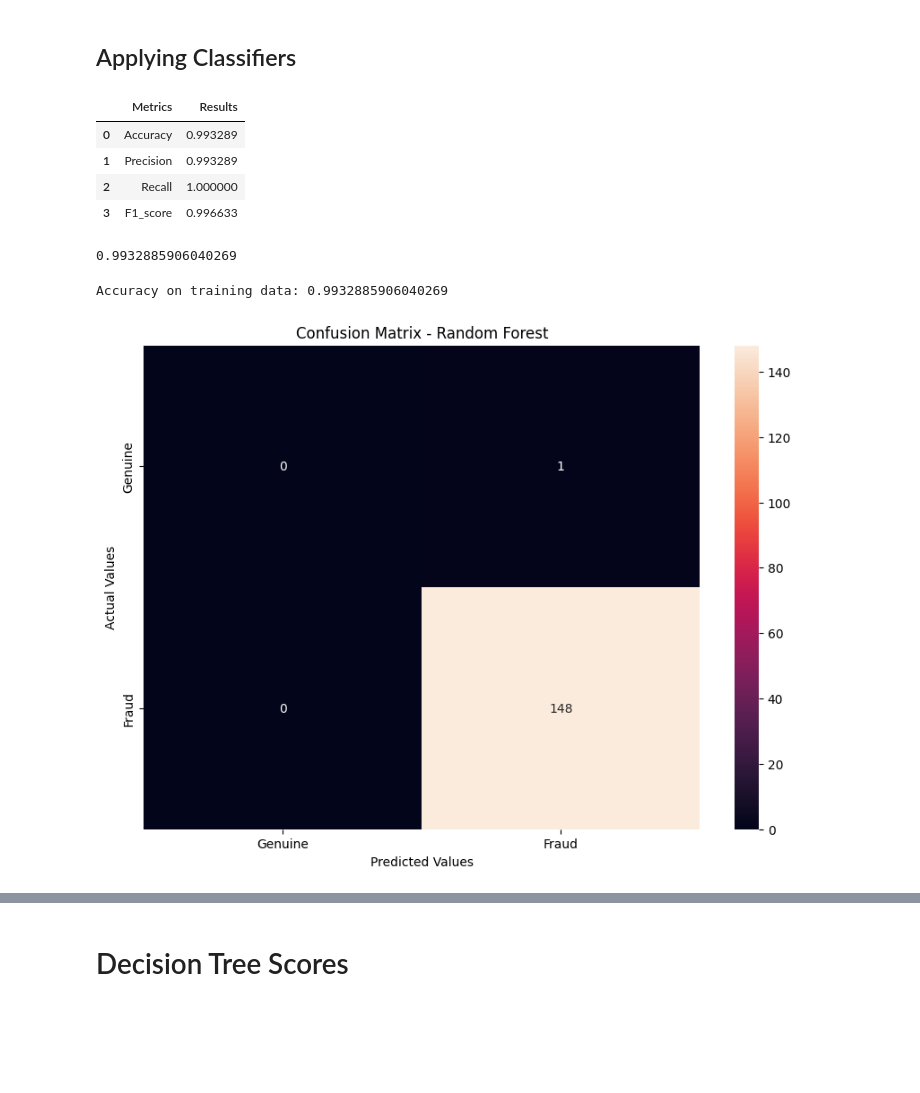
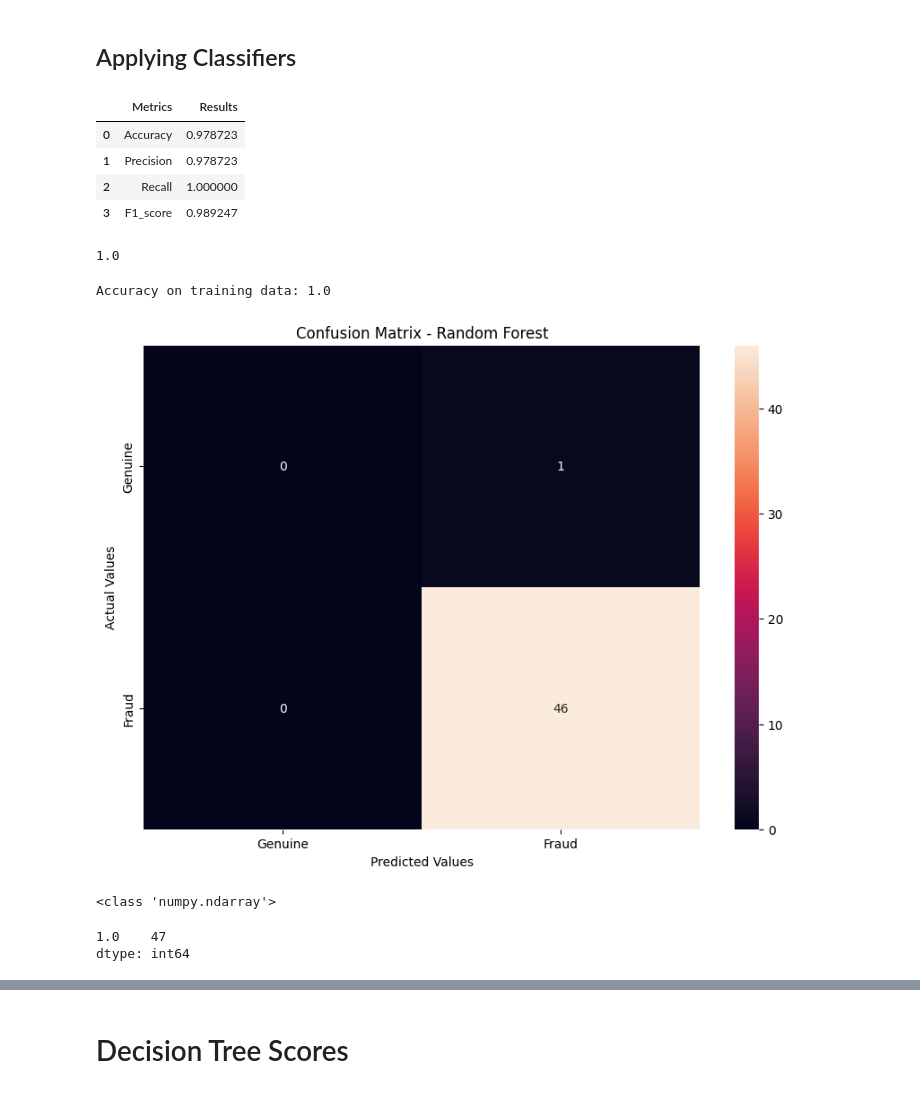
Before and after one commit to Rahul-tech-hub/CreditCardFraudDtetction, a Jupyter notebook: Copy_of_CreditCard.ipynb, the cells around one changed output, grey strips where cells are left out. Saved outputs shown, nothing was run; the diff lists cells and outputs as text; code cells hidden in the pictures; blank space fills up the shorter version.

```diff
--- a/Copy_of_CreditCard.ipynb
+++ b/Copy_of_CreditCard.ipynb
@@ -376,5 +402,9 @@ Name: Class, Length: 495, dtype: int64
 # %%
 train_x, test_x, train_Y,test_Y = train_test_split(X, Y, test_size= .3, random_state = 123)
+# %%
+scaler = StandardScaler()
+train_x = scaler.fit_transform(train_x)
+test_x = scaler.transform(test_x)
 # %%
 print('X Train size: ', train_x.shape)
 print('X Test size: ', test_x.shape)
@@ -425,27 +455,27 @@ gradient_boosting.fit(train_x,train_Y)
 Y_prediction_gb = gradient_boosting.predict(test_x)
 # %%
 # Printing Evaluation Metrics for Random Forest
-metrics_rf = [['Accuracy',(accuracy_score(test_Y, Y_predictions_dt))],
+metrics_rf = [['Accuracy',(accuracy_score(test_Y, Y_predictions_rf))],
                          ['Precision',precision_score(test_Y, Y_predictions_rf)],
                          ['Recall', recall_score(test_Y, Y_predictions_rf)],
                          ['F1_score',f1_score(test_Y, Y_predictions_rf)]]
 metrics_df = pd.DataFrame(metrics_rf, columns = ['Metrics', 'Results'])
 metrics_df
 # %% [output]
 |  | Metrics | Results |
-| 0 | Accuracy | 0.993289 |
-| 1 | Precision | 0.993289 |
+| 0 | Accuracy | 0.978723 |
+| 1 | Precision | 0.978723 |
 | 2 | Recall | 1.000000 |
-| 3 | F1_score | 0.996633 |
+| 3 | F1_score | 0.989247 |
 # %%
 metrics_rf = (accuracy_score(test_Y, Y_predictions_dt))
 metrics_rf
 # %% [output]
-0.9932885906040269
+1.0
 # %%
 print('Accuracy on training data:' , metrics_rf)
 # %% [output]
-Accuracy on training data: 0.9932885906040269
+Accuracy on training data: 1.0
 # %%
 # Confusion Matrix for Random Forest
 confusion_matrix_rf = confusion_matrix(test_Y, Y_predictions_rf)
@@ -460,4 +490,8 @@ ax.xaxis.set_ticklabels(['Genuine','Fraud'])
 ax.yaxis.set_ticklabels(['Genuine','Fraud'])
 plt.show()
 # %% [output]
-[figure, old version]
+[figure, new version]
+# %%
+print(type(Y_predictions_rf))
+# %% [output]
+<class 'numpy.ndarray'>
@@ -463,0 +503,5 @@ plt.show()
+# %%
+Y_predictions_rf.value_counts()
+# %% [output]
+1.0    47
+dtype: int64
```
Also changed, not shown: parts of 55 cells of this notebook.
